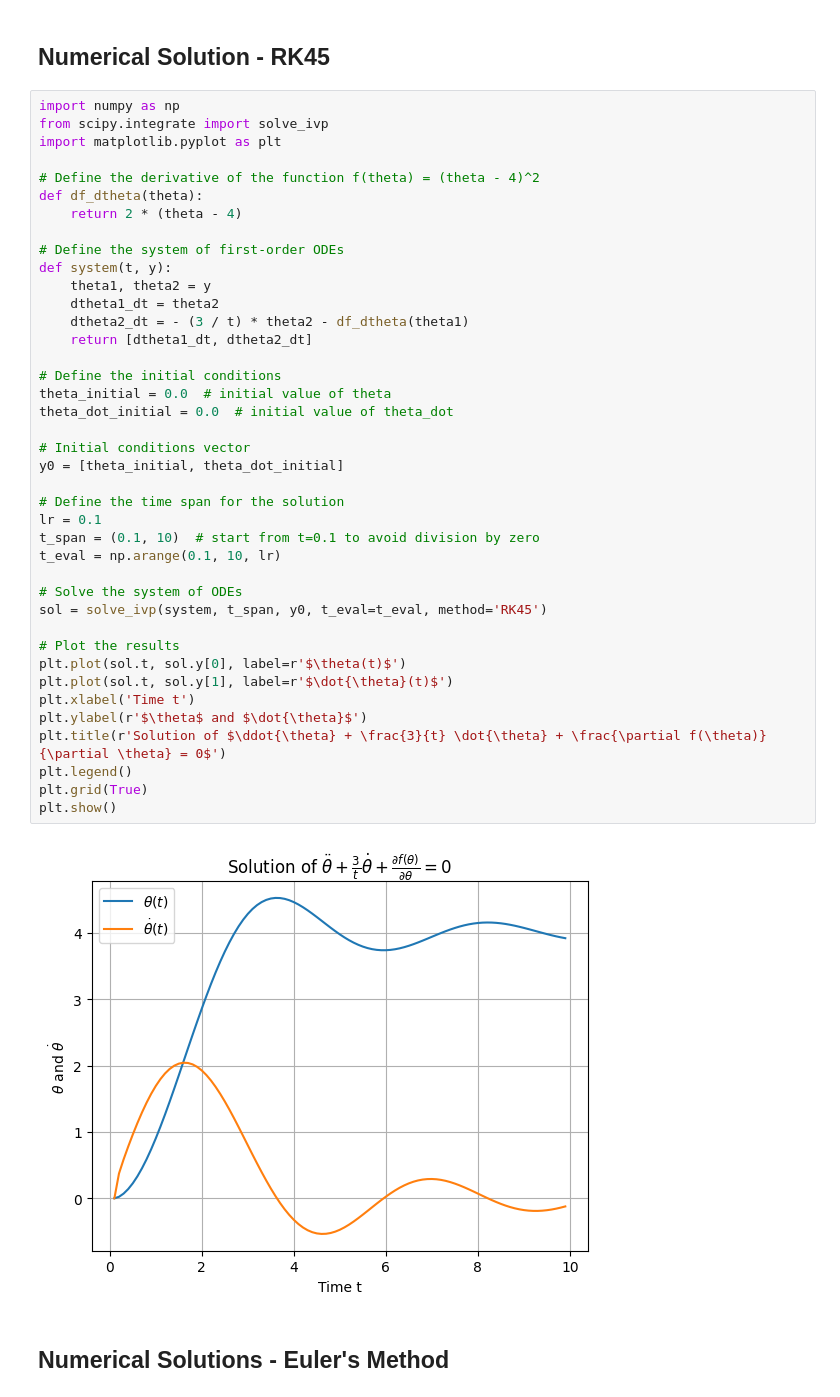
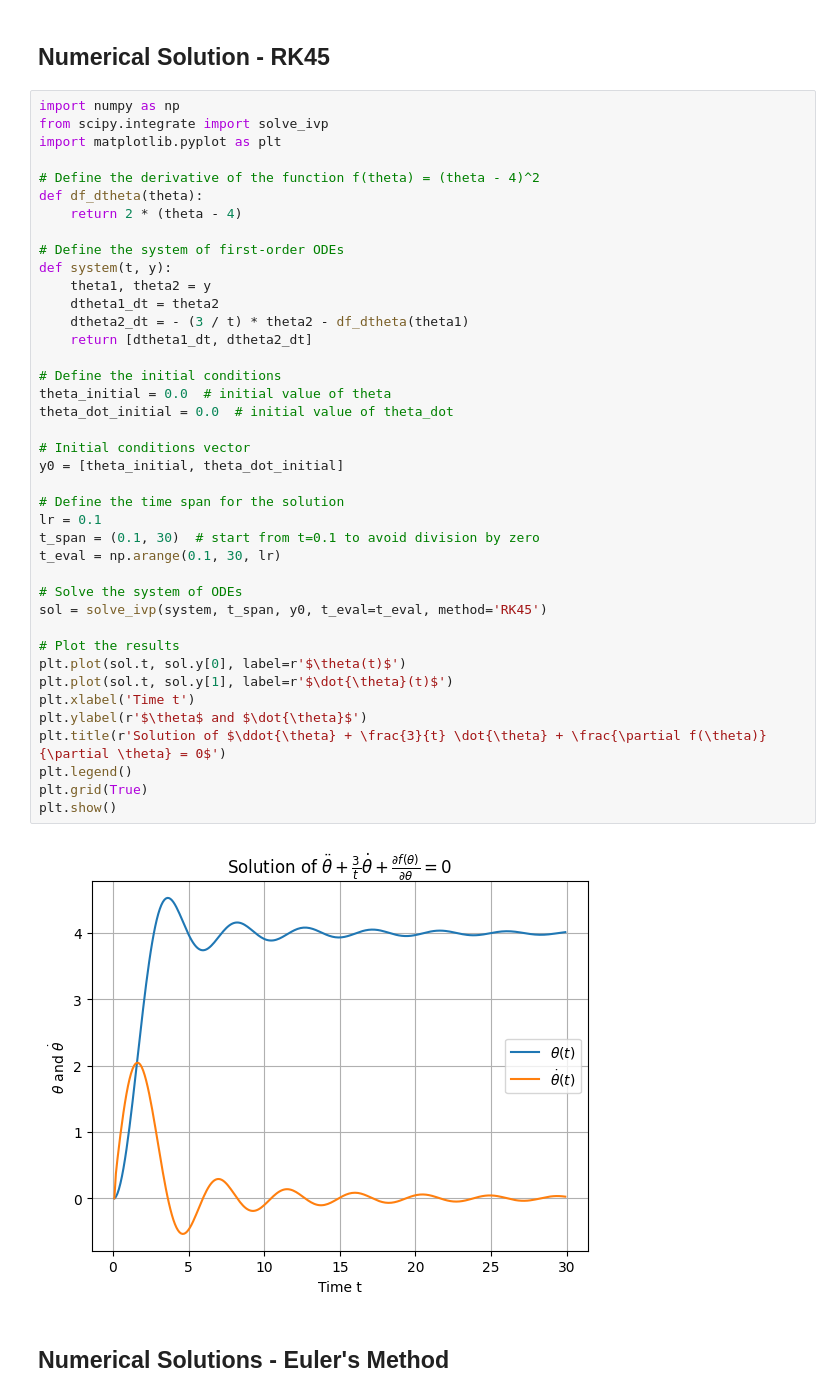
Before and after one commit to carlosherediapimienta/numerical_simulations_nonlocal, a Jupyter notebook: FutureWork/Nesterov_method.ipynb, the cells around one changed output. Drawn from its saved outputs; the diff is of its cells as text.

```diff
--- a/FutureWork/Nesterov_method.ipynb
+++ b/FutureWork/Nesterov_method.ipynb
@@ -117,36 +117,36 @@ def df_dtheta(theta):
 # Define the system of first-order ODEs
 def system(t, y):
     theta1, theta2 = y
     dtheta1_dt = theta2
     dtheta2_dt = - (3 / t) * theta2 - df_dtheta(theta1)
     return [dtheta1_dt, dtheta2_dt]
 
 # Define the initial conditions
 theta_initial = 0.0  # initial value of theta
 theta_dot_initial = 0.0  # initial value of theta_dot
 
 # Initial conditions vector
 y0 = [theta_initial, theta_dot_initial]
 
 # Define the time span for the solution
 lr = 0.1
-t_span = (0.1, 10)  # start from t=0.1 to avoid division by zero
-t_eval = np.arange(0.1, 10, lr)
+t_span = (0.1, 30)  # start from t=0.1 to avoid division by zero
+t_eval = np.arange(0.1, 30, lr)
 
 # Solve the system of ODEs
 sol = solve_ivp(system, t_span, y0, t_eval=t_eval, method='RK45')
 
 # Plot the results
 plt.plot(sol.t, sol.y[0], label=r'$\theta(t)$')
 plt.plot(sol.t, sol.y[1], label=r'$\dot{\theta}(t)$')
 plt.xlabel('Time t')
 plt.ylabel(r'$\theta$ and $\dot{\theta}$')
 plt.title(r'Solution of $\ddot{\theta} + \frac{3}{t} \dot{\theta} + \frac{\partial f(\theta)}{\partial \theta} = 0$')
 plt.legend()
 plt.grid(True)
 plt.show()
 # %% [output]
-[figure, old version]
+[figure, new version]
 # %% [markdown]
 ## Numerical Solutions - Euler's Method
 # %%
```
